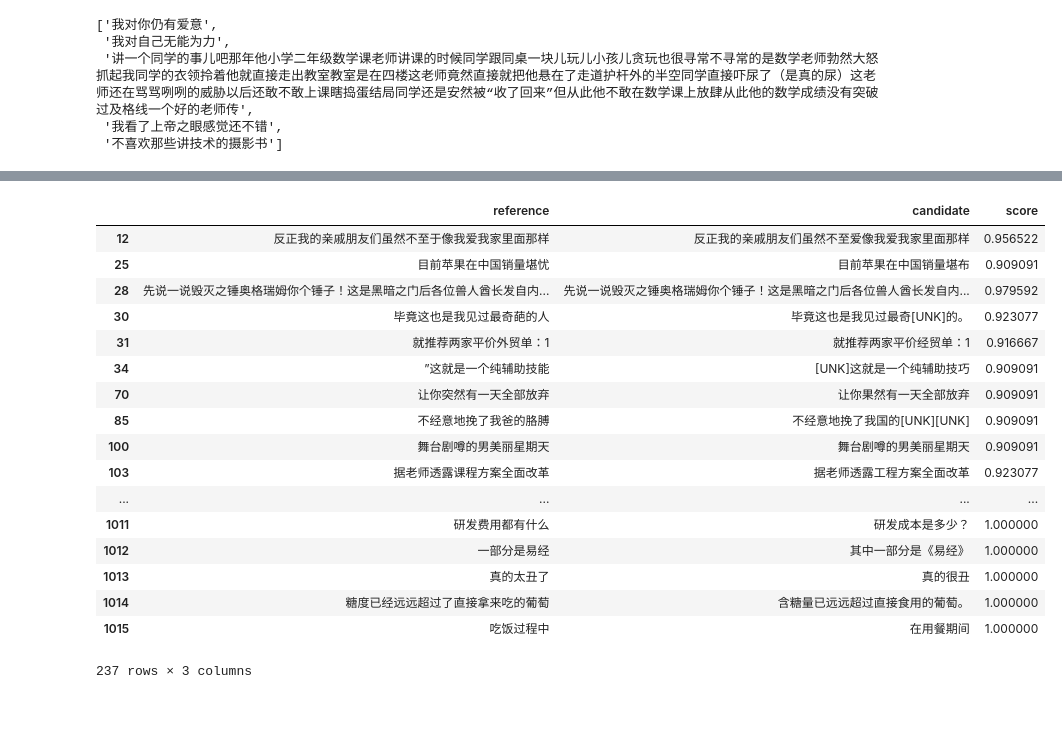
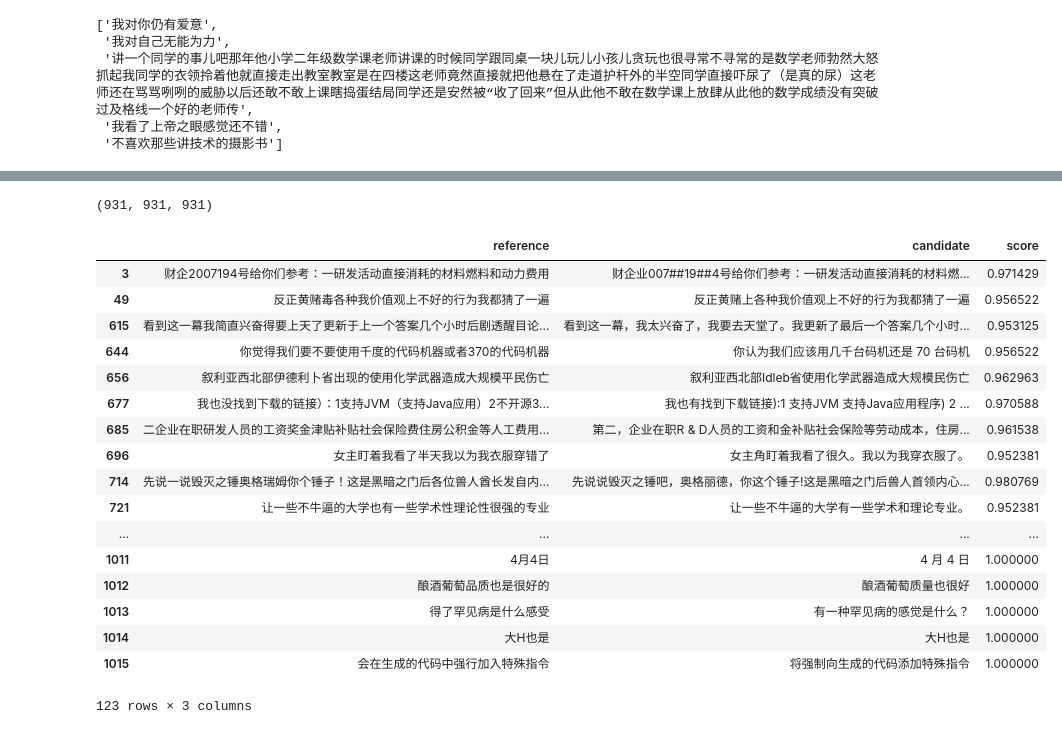
Before and after one commit to sailxjx/bleurt, a Jupyter notebook: pretrain/pretrain.ipynb, the cells around one changed output, grey strips where cells are left out. Drawn from its saved outputs; the diff is of its cells as text; code cells hidden in the pictures.

```diff
--- a/pretrain/pretrain.ipynb
+++ b/pretrain/pretrain.ipynb
@@ -347,3 +368,7 @@ Wall time: 5min 59s
+# %%
+len(refs), len(candidates), len(scores)
+# %% [output]
+(931, 931, 931)
 # %%
 dataset = pd.DataFrame({
     "reference": refs,
@@ -351,23 +376,23 @@ dataset = pd.DataFrame({
     "score": scores
 })
 # %%
-dataset[dataset.score>0.9]
+dataset[dataset.score>0.95]
 # %% [output]
 |  | reference | candidate | score |
-| 12 | 反正我的亲戚朋友们虽然不至于像我爱我家里面那样 | 反正我的亲戚朋友们虽然不至爱像我爱我家里面那样 | 0.956522 |
-| 25 | 目前苹果在中国销量堪忧 | 目前苹果在中国销量堪布 | 0.909091 |
-| 28 | 先说一说毁灭之锤奥格瑞姆你个锤子！这是黑暗之门后各位兽人酋长发自内... | 先说一说毁灭之锤奥格瑞姆你个锤子！这是黑暗之门后各位兽人酋长发自内... | 0.979592 |
-| 30 | 毕竟这也是我见过最奇葩的人 | 毕竟这也是我见过最奇[UNK]的。 | 0.923077 |
-| 31 | 就推荐两家平价外贸单：1 | 就推荐两家平价经贸单：1 | 0.916667 |
-| 34 | ”这就是一个纯辅助技能 | [UNK]这就是一个纯辅助技巧 | 0.909091 |
-| 70 | 让你突然有一天全部放弃 | 让你果然有一天全部放弃 | 0.909091 |
-| 85 | 不经意地挽了我爸的胳膊 | 不经意地挽了我国的[UNK][UNK] | 0.909091 |
-| 100 | 舞台剧噂的男美丽星期天 | 舞台剧噂的男美丽星期天 | 0.909091 |
-| 103 | 据老师透露课程方案全面改革 | 据老师透露工程方案全面改革 | 0.923077 |
+| 3 | 财企2007194号给你们参考：一研发活动直接消耗的材料燃料和动力费用 | 财企业007##19##4号给你们参考：一研发活动直接消耗的材料燃... | 0.971429 |
+| 49 | 反正黄赌毒各种我价值观上不好的行为我都猜了一遍 | 反正黄赌上各种我价值观上不好的行为我都猜了一遍 | 0.956522 |
+| 615 | 看到这一幕我简直兴奋得要上天了更新于上一个答案几个小时后剧透醒目论... | 看到这一幕，我太兴奋了，我要去天堂了。我更新了最后一个答案几个小时... | 0.953125 |
+| 644 | 你觉得我们要不要使用千度的代码机器或者370的代码机器 | 你认为我们应该用几千台码机还是 70 台码机 | 0.956522 |
+| 656 | 叙利亚西北部伊德利卜省出现的使用化学武器造成大规模平民伤亡 | 叙利亚西北部Idleb省使用化学武器造成大规模民伤亡 | 0.962963 |
+| 677 | 我也没找到下载的链接）：1支持JVM（支持Java应用）2不开源3... | 我也有找到下载链接):1 支持JVM 支持Java应用程序) 2 ... | 0.970588 |
+| 685 | 二企业在职研发人员的工资奖金津贴补贴社会保险费住房公积金等人工费用... | 第二，企业在职R & D人员的工资和金补贴社会保险等劳动成本，住房... | 0.961538 |
+| 696 | 女主盯着我看了半天我以为我衣服穿错了 | 女主角盯着我看了很久。我以为我穿衣服了。 | 0.952381 |
+| 714 | 先说一说毁灭之锤奥格瑞姆你个锤子！这是黑暗之门后各位兽人酋长发自内... | 先说说毁灭之锤吧，奥格丽德，你这个锤子!这是黑暗之门后兽人首领内心... | 0.980769 |
+| 721 | 让一些不牛逼的大学也有一些学术性理论性很强的专业 | 让一些不牛逼的大学有一些学术和理论专业。 | 0.952381 |
 | ... | ... | ... | ... |
-| 1011 | 研发费用都有什么 | 研发成本是多少？ | 1.000000 |
-| 1012 | 一部分是易经 | 其中一部分是《易经》 | 1.000000 |
-| 1013 | 真的太丑了 | 真的很丑 | 1.000000 |
-| 1014 | 糖度已经远远超过了直接拿来吃的葡萄 | 含糖量已远远超过直接食用的葡萄。 | 1.000000 |
-| 1015 | 吃饭过程中 | 在用餐期间 | 1.000000 |
+| 1011 | 4月4日 | 4 月 4 日 | 1.000000 |
+| 1012 | 酿酒葡萄品质也是很好的 | 酿酒葡萄质量也很好 | 1.000000 |
+| 1013 | 得了罕见病是什么感受 | 有一种罕见病的感觉是什么？ | 1.000000 |
+| 1014 | 大H也是 | 大H也是 | 1.000000 |
+| 1015 | 会在生成的代码中强行加入特殊指令 | 将强制向生成的代码添加特殊指令 | 1.000000 |
-237 rows × 3 columns
+123 rows × 3 columns
```
Also changed, not shown: parts of 14 cells of this notebook, 3 other files.
